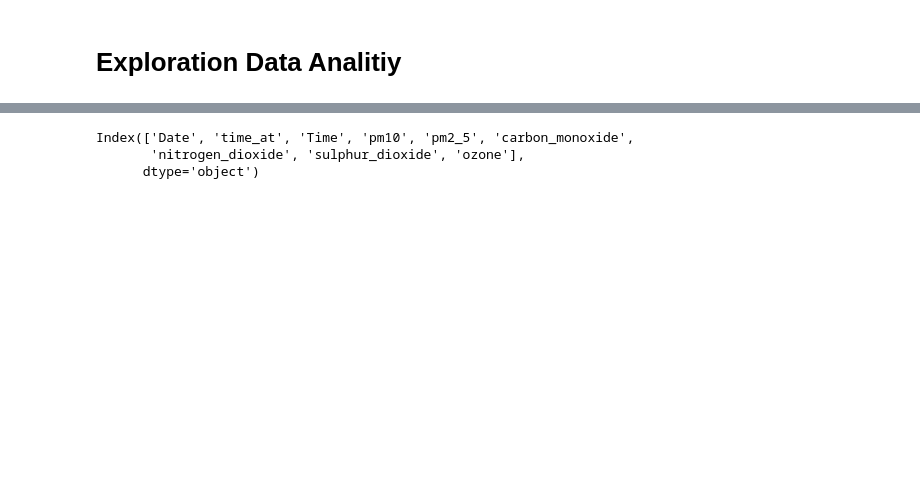
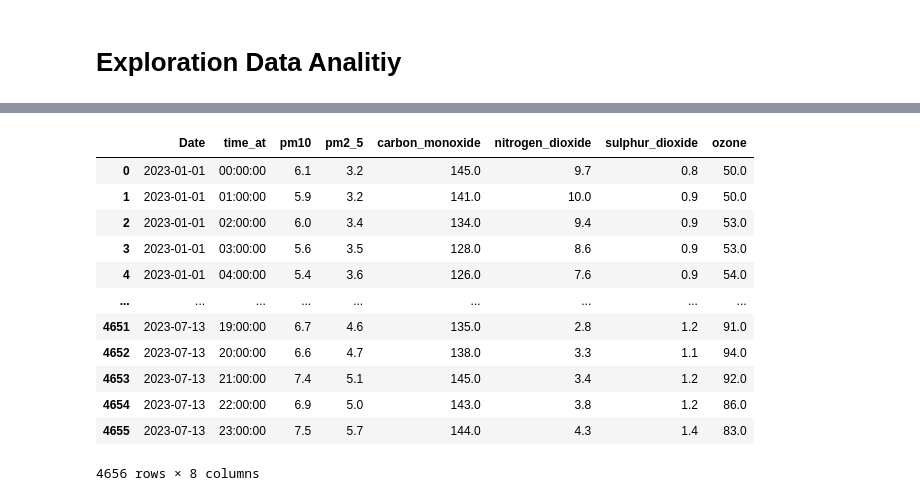
Before and after one commit to kayabaakihiko13/Scrapping_And_Analitic_OpenMeto, a Jupyter notebook: jupyter/eda.ipynb, the cells around one changed output, grey strips where cells are left out. Saved outputs shown, nothing was run; the diff lists cells and outputs as text; code cells hidden in the pictures; blank space fills up the shorter version.

```diff
--- a/jupyter/eda.ipynb
+++ b/jupyter/eda.ipynb
@@ -93,8 +96,18 @@ for i, column in enumerate(continues_features.columns):
 # %%
-df2.columns
+df2
 # %% [output]
+|  | Date | time_at | pm10 | pm2_5 | carbon_monoxide | nitrogen_dioxide | sulphur_dioxide | ozone |
+| 0 | 2023-01-01 | 00:00:00 | 6.1 | 3.2 | 145.0 | 9.7 | 0.8 | 50.0 |
+| 1 | 2023-01-01 | 01:00:00 | 5.9 | 3.2 | 141.0 | 10.0 | 0.9 | 50.0 |
+| 2 | 2023-01-01 | 02:00:00 | 6.0 | 3.4 | 134.0 | 9.4 | 0.9 | 53.0 |
+| 3 | 2023-01-01 | 03:00:00 | 5.6 | 3.5 | 128.0 | 8.6 | 0.9 | 53.0 |
+| 4 | 2023-01-01 | 04:00:00 | 5.4 | 3.6 | 126.0 | 7.6 | 0.9 | 54.0 |
+| ... | ... | ... | ... | ... | ... | ... | ... | ... |
+| 4651 | 2023-07-13 | 19:00:00 | 6.7 | 4.6 | 135.0 | 2.8 | 1.2 | 91.0 |
+| 4652 | 2023-07-13 | 20:00:00 | 6.6 | 4.7 | 138.0 | 3.3 | 1.1 | 94.0 |
+| 4653 | 2023-07-13 | 21:00:00 | 7.4 | 5.1 | 145.0 | 3.4 | 1.2 | 92.0 |
+| 4654 | 2023-07-13 | 22:00:00 | 6.9 | 5.0 | 143.0 | 3.8 | 1.2 | 86.0 |
+| 4655 | 2023-07-13 | 23:00:00 | 7.5 | 5.7 | 144.0 | 4.3 | 1.4 | 83.0 |
-Index(['Date', 'time_at', 'Time', 'pm10', 'pm2_5', 'carbon_monoxide',
-       'nitrogen_dioxide', 'sulphur_dioxide', 'ozone'],
-      dtype='object')
+4656 rows × 8 columns
 # %%
 mean_feature = df2.groupby('time_at')[continues_features.columns].mean().reset_index()
```
Also changed, not shown: parts of 11 cells of this notebook.
